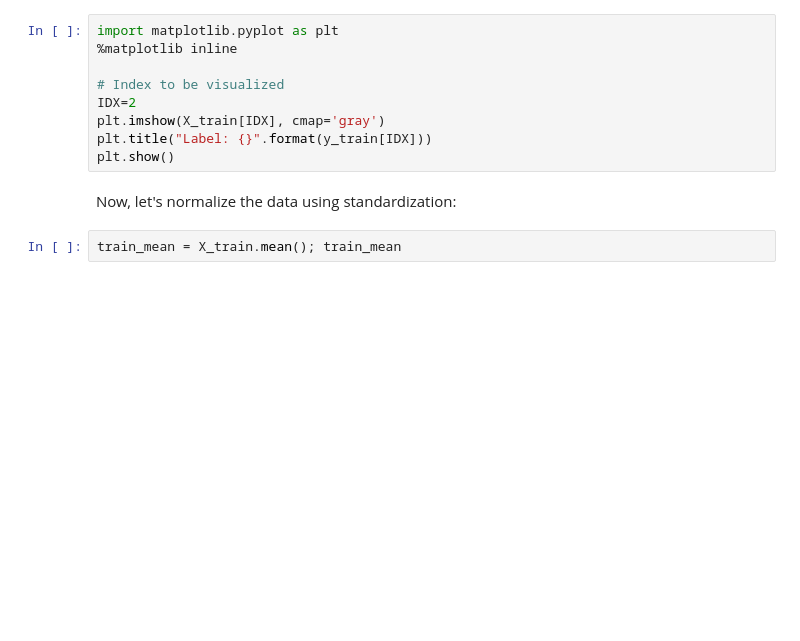
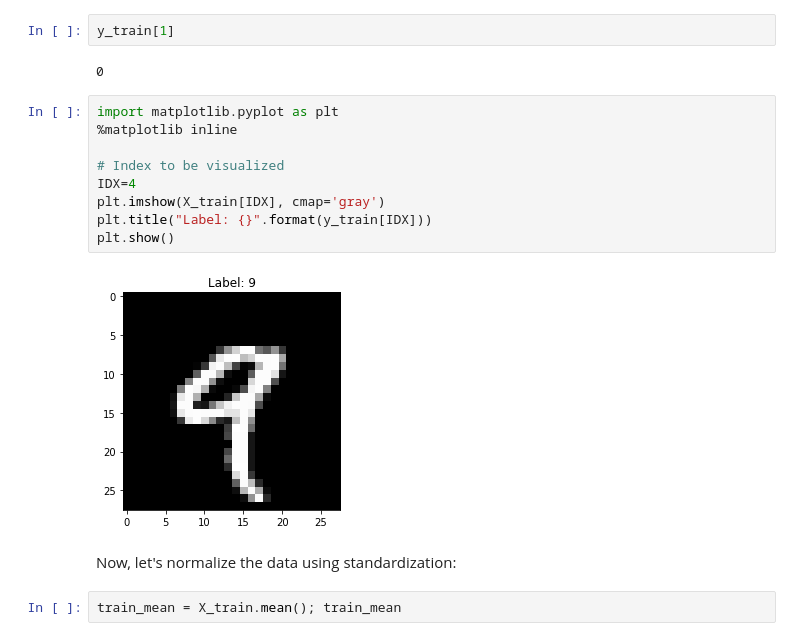
Before and after one commit to WittmannF/course, a Jupyter notebook: day-2/cnn-implementation.ipynb, the cells around one changed output. Drawn from its saved outputs; the diff is of its cells as text; blank space fills up the shorter version.

```diff
--- a/day-2/cnn-implementation.ipynb
+++ b/day-2/cnn-implementation.ipynb
@@ -27,12 +60,18 @@ print("Shape of the test set: {}".format(X_test.shape))
+# %%
+y_train[1]
+# %% [output]
+0
 # %%
 import matplotlib.pyplot as plt
 %matplotlib inline
 
 # Index to be visualized
-IDX=2
+IDX=4
 plt.imshow(X_train[IDX], cmap='gray')
 plt.title("Label: {}".format(y_train[IDX]))
 plt.show()
+# %% [output]
+[figure, added]
 # %% [markdown]
 Now, let's normalize the data using standardization:
 # %%
```
Also changed, not shown: parts of 28 cells of this notebook, 3 other files.
